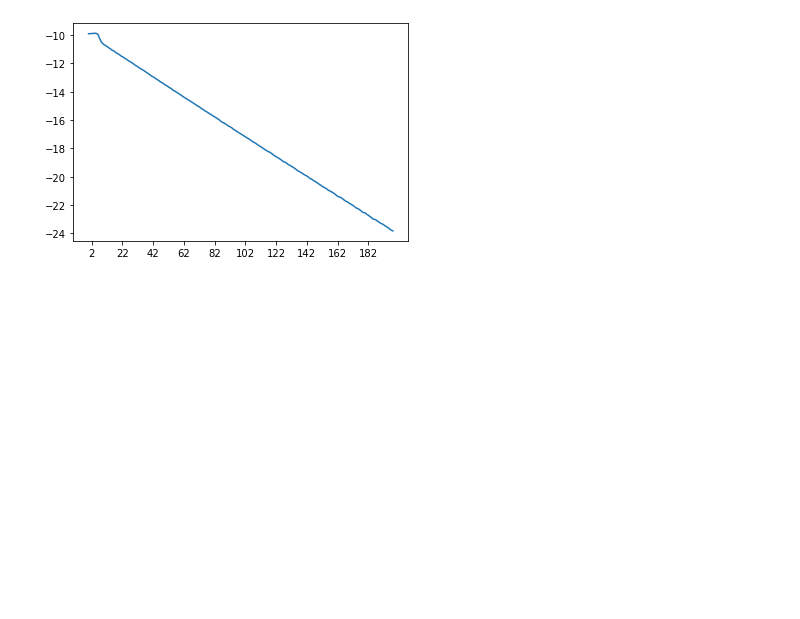
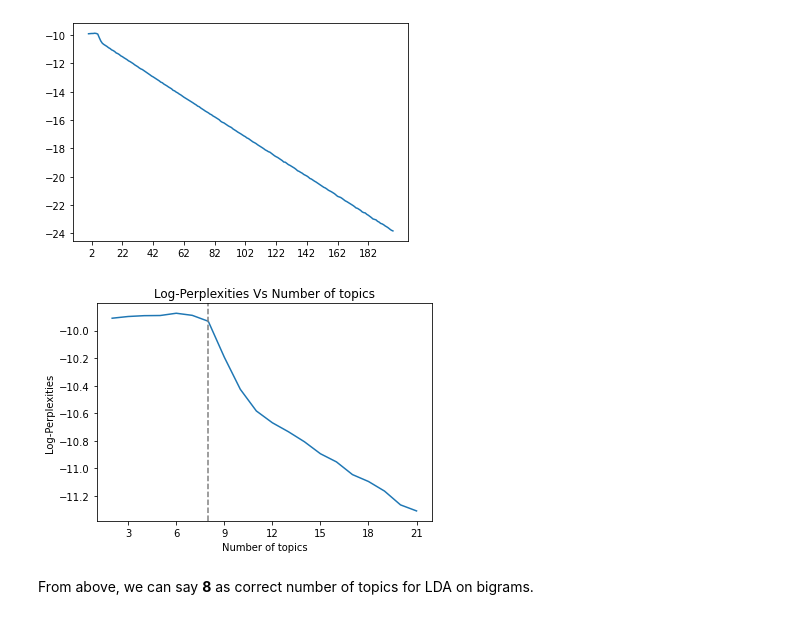
Before and after one commit to dmp1999/modern_slavery_registry, a Jupyter notebook: notebooks/20210129-LDA-sklearn-bigrams.ipynb, the cells around one changed output. Cells and saved outputs as stored; diff of their text form; code cells hidden in the pictures; blank space fills up the shorter version.

Commit message:
Added log-perplexities plots for LDA on bigramns and trigrams

```diff
--- a/notebooks/20210129-LDA-sklearn-bigrams.ipynb
+++ b/notebooks/20210129-LDA-sklearn-bigrams.ipynb
@@ -228,3 +228,25 @@ dump_pickle(
     LOG_PERPLEXITIES,
     filename=f"sklearn_bigrams_gensim_lda_log_perplexities_{N_TOPICS[0]}_{N_TOPICS[1]}_topics",
     path=PICKLE_PATH)
+# %%
+# loading pre-computed log-perplexities
+LOG_PERPLEXITIES = load_pickle(
+    path.join(
+        PICKLE_PATH,
+        f"{model_name_template}_log_perplexities_{N_TOPICS[0]}_{N_TOPICS[1]}_topics"))
+# %%
+MAX_N_TOPIC = 20
+_, ax = plt.subplots()
+ax.plot(
+    [i for i in range(*N_TOPICS)][:MAX_N_TOPIC],
+    list(LOG_PERPLEXITIES.values())[:MAX_N_TOPIC])
+ax.xaxis.set_major_locator(MaxNLocator(integer=True))
+ax.set_title("Log-Perplexities Vs Number of topics")
+ax.set_xlabel("Number of topics")
+ax.set_ylabel("Log-Perplexities")
+ax.axvline(x=8, linestyle="dashed", color="grey")
+plt.show()
+# %% [output]
+[figure, added]
+# %% [markdown]
+From above, we can say <b>8</b> as correct number of topics for LDA on bigrams.
```
Also changed, not shown: parts of 1 cell of this notebook, 1 other file.
